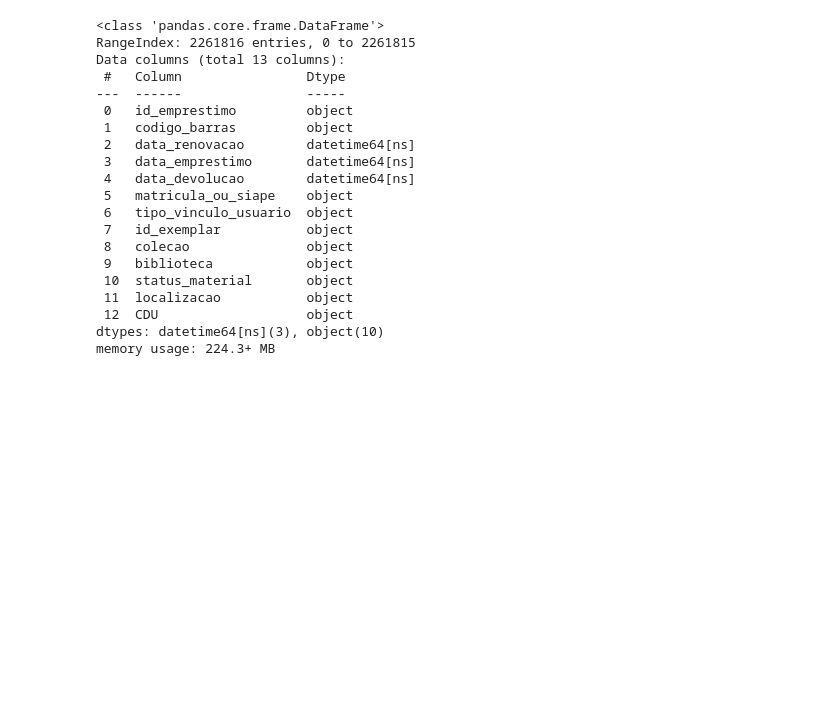
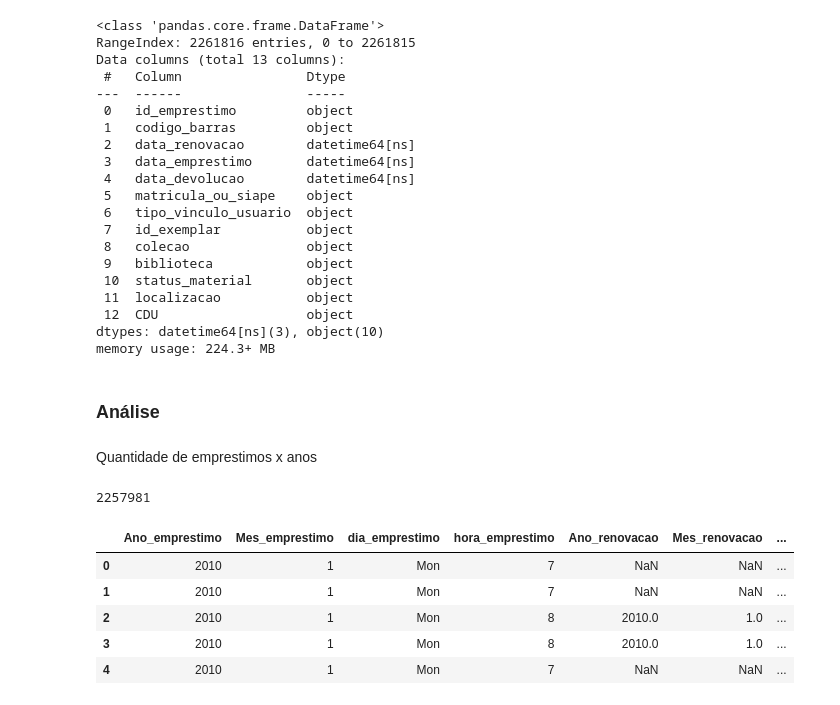
Before and after one commit to Mihvieira/Acervo_UFRN_7DaysofCode, a Jupyter notebook: Limpeza e convesão de dados.ipynb, the cells around one changed output. Saved outputs shown, nothing was run; the diff lists cells and outputs as text; code cells hidden in the pictures; blank space fills up the shorter version.

```diff
--- a/Limpeza e convesão de dados.ipynb
+++ b/Limpeza e convesão de dados.ipynb
@@ -289,3 +289,12 @@ dtypes: datetime64[ns](3), object(10)
 memory usage: 224.3+ MB
 # %%
 emprestimo_exemplares.to_csv('emprestimo_exemplares.csv')
+# %% [markdown]
+### Análise
+# %% [markdown]
+Quantidade de emprestimos x anos
+# %%
+total_emprestimos = len(emprestimo_exemplares['id_emprestimo'].drop_duplicates())
+total_emprestimos
+# %% [output]
+2257981
@@ -291,0 +316,9 @@ emprestimo_exemplares.to_csv('emprestimo_exemplares.csv')
+# %%
+datas.head()
+# %% [output]
+|  | Ano_emprestimo | Mes_emprestimo | dia_emprestimo | hora_emprestimo | Ano_renovacao | Mes_renovacao | ... |
+| 0 | 2010 | 1 | Mon | 7 | NaN | NaN | ... |
+| 1 | 2010 | 1 | Mon | 7 | NaN | NaN | ... |
+| 2 | 2010 | 1 | Mon | 8 | 2010.0 | 1.0 | ... |
+| 3 | 2010 | 1 | Mon | 8 | 2010.0 | 1.0 | ... |
+| 4 | 2010 | 1 | Mon | 7 | NaN | NaN | ... |
```
Also changed, not shown: parts of 8 cells of this notebook.
